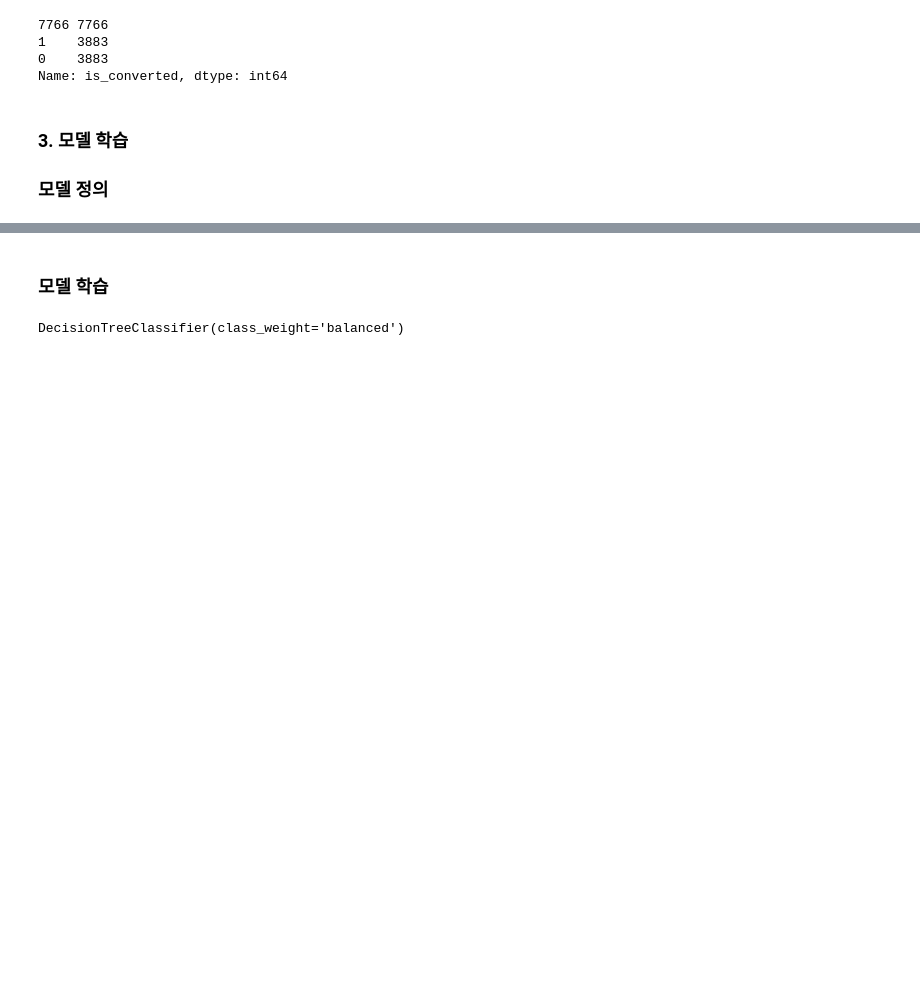
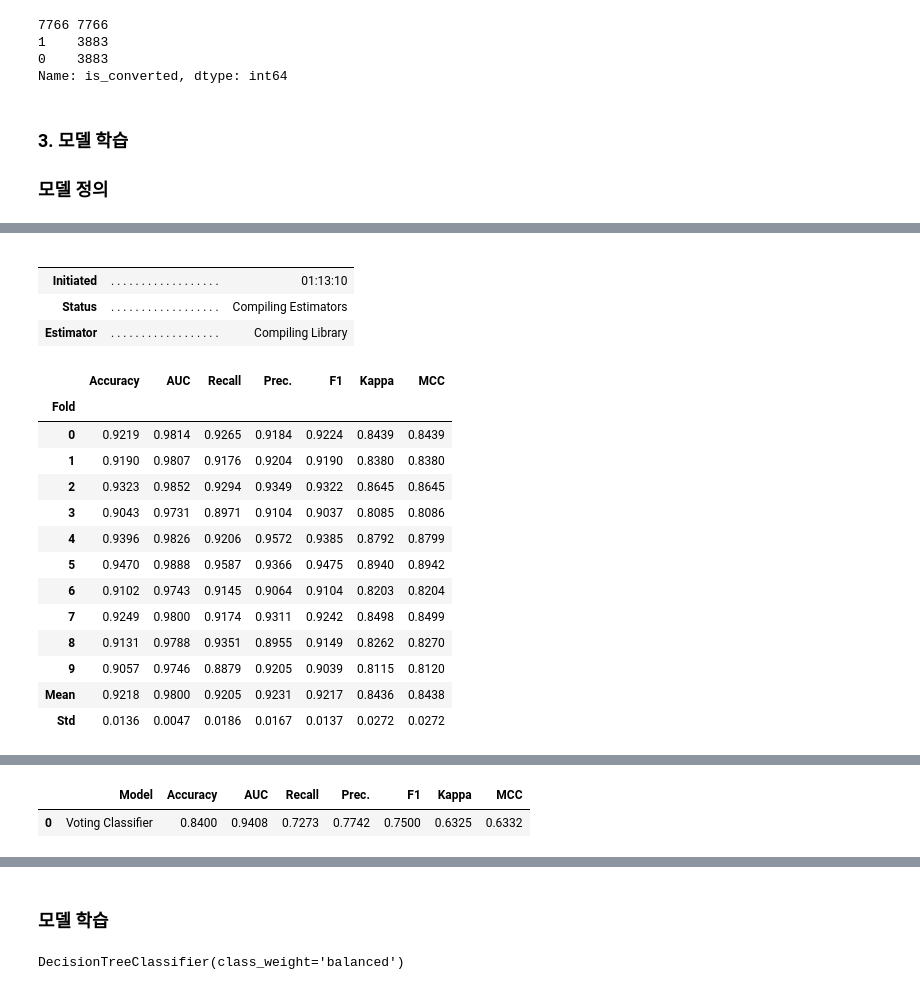
Before and after one commit to lg-aimers-yes/lg-aimers, a Jupyter notebook: code.ipynb, the cells around one changed output, grey strips where cells are left out. Cells and saved outputs as stored; diff of their text form; code cells hidden in the pictures; blank space fills up the shorter version.

```diff
--- a/code.ipynb
+++ b/code.ipynb
@@ -394,0 +373,22 @@ LGBMClassifier(learning_rate=0.05, n_estimators=1000, random_state=42)
+# %%
+blender_top4 = blend_models(estimator_list=tuned_top4)
+# %% [output]
+|  |  |  |
+|  |  |  |
+| Initiated | . . . . . . . . . . . . . . . . . . | 01:13:10 |
+| Status | . . . . . . . . . . . . . . . . . . | Compiling Estimators |
+| Estimator | . . . . . . . . . . . . . . . . . . | Compiling Library |
+|  | Accuracy | AUC | Recall | Prec. | F1 | Kappa | MCC |
+| Fold |  |  |  |  |  |  |  |
+| 0 | 0.9219 | 0.9814 | 0.9265 | 0.9184 | 0.9224 | 0.8439 | 0.8439 |
+| 1 | 0.9190 | 0.9807 | 0.9176 | 0.9204 | 0.9190 | 0.8380 | 0.8380 |
+| 2 | 0.9323 | 0.9852 | 0.9294 | 0.9349 | 0.9322 | 0.8645 | 0.8645 |
+| 3 | 0.9043 | 0.9731 | 0.8971 | 0.9104 | 0.9037 | 0.8085 | 0.8086 |
+| 4 | 0.9396 | 0.9826 | 0.9206 | 0.9572 | 0.9385 | 0.8792 | 0.8799 |
+| 5 | 0.9470 | 0.9888 | 0.9587 | 0.9366 | 0.9475 | 0.8940 | 0.8942 |
+| 6 | 0.9102 | 0.9743 | 0.9145 | 0.9064 | 0.9104 | 0.8203 | 0.8204 |
+| 7 | 0.9249 | 0.9800 | 0.9174 | 0.9311 | 0.9242 | 0.8498 | 0.8499 |
+| 8 | 0.9131 | 0.9788 | 0.9351 | 0.8955 | 0.9149 | 0.8262 | 0.8270 |
+| 9 | 0.9057 | 0.9746 | 0.8879 | 0.9205 | 0.9039 | 0.8115 | 0.8120 |
+| Mean | 0.9218 | 0.9800 | 0.9205 | 0.9231 | 0.9217 | 0.8436 | 0.8438 |
+| Std | 0.0136 | 0.0047 | 0.0186 | 0.0167 | 0.0137 | 0.0272 | 0.0272 |
@@ -394,0 +396,6 @@ LGBMClassifier(learning_rate=0.05, n_estimators=1000, random_state=42)
+# %%
+final_model = finalize_model(blender_top4)
+prediction = predict_model(final_model, data=df_test.iloc[-100:])
+# %% [output]
+|  | Model | Accuracy | AUC | Recall | Prec. | F1 | Kappa | MCC |
+| 0 | Voting Classifier | 0.8400 | 0.9408 | 0.7273 | 0.7742 | 0.7500 | 0.6325 | 0.6332 |
```
Also changed, not shown: parts of 22 cells of this notebook, 7 other files.
